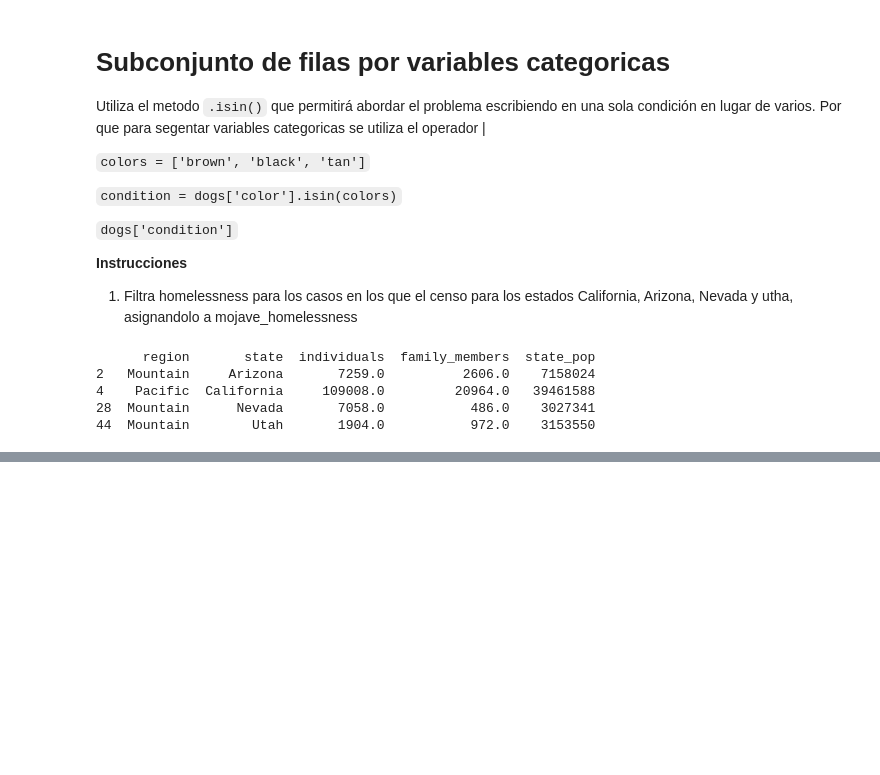
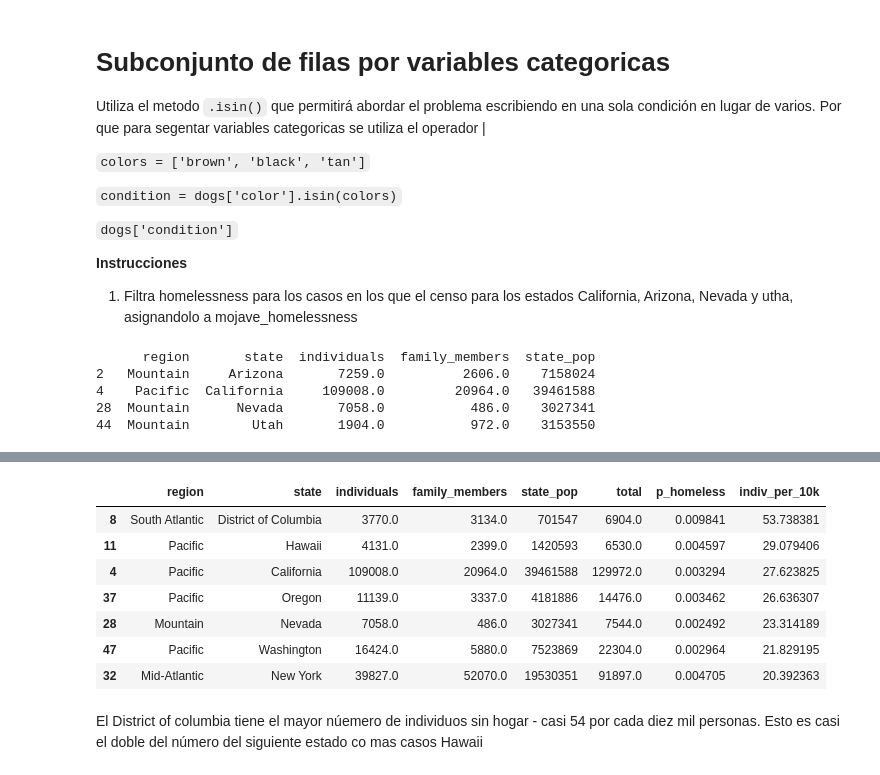
Before and after one commit to gallardohjl2/AnaliticadeDatosNegociosDigitales, a Jupyter notebook: 03-Tratamiento_y_exploración_de_los datos/02-Manipulacion_Datos_Pandas/05-transformacion-de-dataframes.ipynb, the cells around one changed output, grey strips where cells are left out. Saved outputs shown, nothing was run; the diff lists cells and outputs as text; code cells hidden in the pictures; blank space fills up the shorter version.

```diff
--- a/03-Tratamiento_y_exploración_de_los datos/02-Manipulacion_Datos_Pandas/05-transformacion-de-dataframes.ipynb
+++ b/03-Tratamiento_y_exploración_de_los datos/02-Manipulacion_Datos_Pandas/05-transformacion-de-dataframes.ipynb
@@ -223,0 +301,23 @@ print(mojave_homelessness)
+# %%
+# Crear la columna indiv_per_10k
+homelessness['indiv_per_10k'] =  10000 *  homelessness['individuals'] / homelessness['state_pop']
+
+# subconjuntar filas para indiv_per_10k mayores que 20
+high_homelessness = homelessness[homelessness['indiv_per_10k']>20]
+
+# Ordenar hight_homelessness por indiv_per_10k
+result = high_homelessness.sort_values('indiv_per_10k', ascending=False)
+
+# Visualizar el Resultado
+result
+# %% [output]
+|  | region | state | individuals | family_members | state_pop | total | p_homeless | indiv_per_10k |
+| 8 | South Atlantic | District of Columbia | 3770.0 | 3134.0 | 701547 | 6904.0 | 0.009841 | 53.738381 |
+| 11 | Pacific | Hawaii | 4131.0 | 2399.0 | 1420593 | 6530.0 | 0.004597 | 29.079406 |
+| 4 | Pacific | California | 109008.0 | 20964.0 | 39461588 | 129972.0 | 0.003294 | 27.623825 |
+| 37 | Pacific | Oregon | 11139.0 | 3337.0 | 4181886 | 14476.0 | 0.003462 | 26.636307 |
+| 28 | Mountain | Nevada | 7058.0 | 486.0 | 3027341 | 7544.0 | 0.002492 | 23.314189 |
+| 47 | Pacific | Washington | 16424.0 | 5880.0 | 7523869 | 22304.0 | 0.002964 | 21.829195 |
+| 32 | Mid-Atlantic | New York | 39827.0 | 52070.0 | 19530351 | 91897.0 | 0.004705 | 20.392363 |
+# %% [markdown]
+El District of columbia tiene el mayor núemero de individuos sin hogar - casi 54 por cada diez mil personas. Esto es casi el doble del número del siguiente estado co mas casos Hawaii
```
Also changed, not shown: parts of 5 cells of this notebook.
